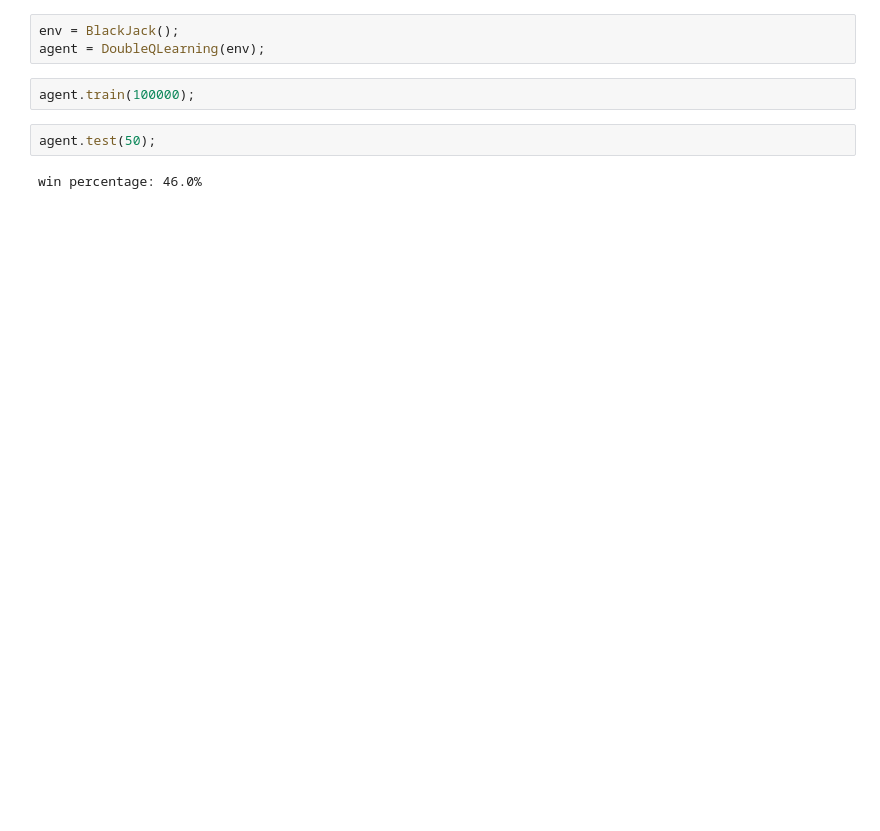
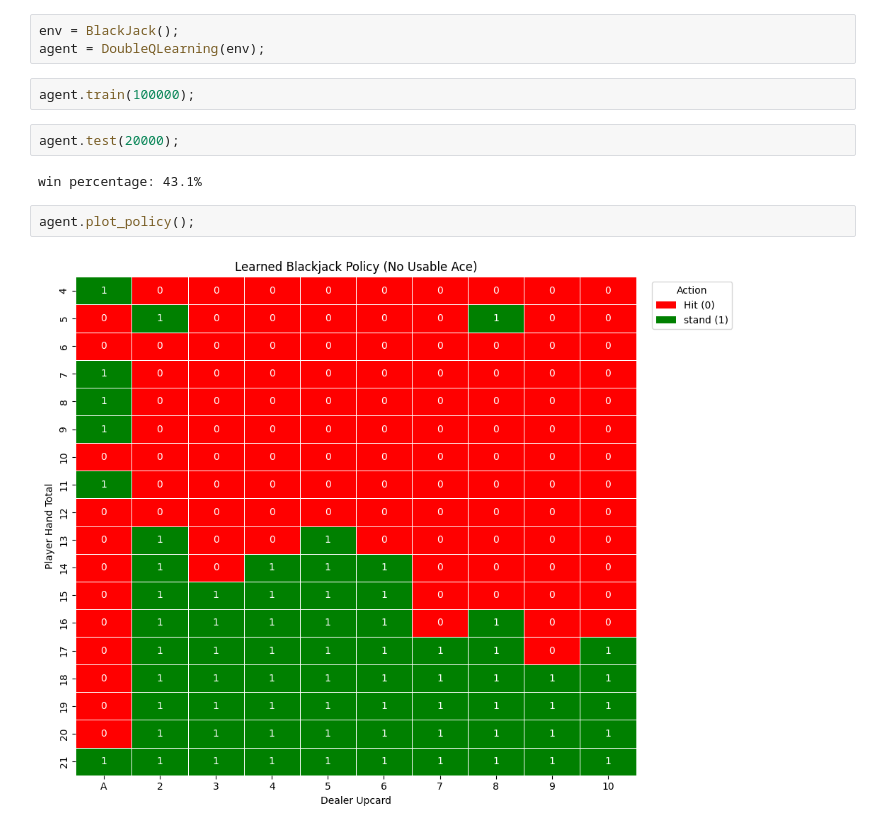
Before and after one commit to CHAITSNIPER/reasoning, a Jupyter notebook: Game.ipynb, the cells around one changed output. Cells and saved outputs as stored; diff of their text form; blank space fills up the shorter version.

```diff
--- a/Game.ipynb
+++ b/Game.ipynb
@@ -203,6 +262,10 @@ agent = DoubleQLearning(env);
 # %%
 agent.train(100000);
 # %%
-agent.test(50);
+agent.test(20000);
 # %% [output]
-win percentage: 46.0%
+win percentage: 43.1%
+# %%
+agent.plot_policy();
+# %% [output]
+[figure, added]
```
Also changed, not shown: parts of 3 cells of this notebook.
